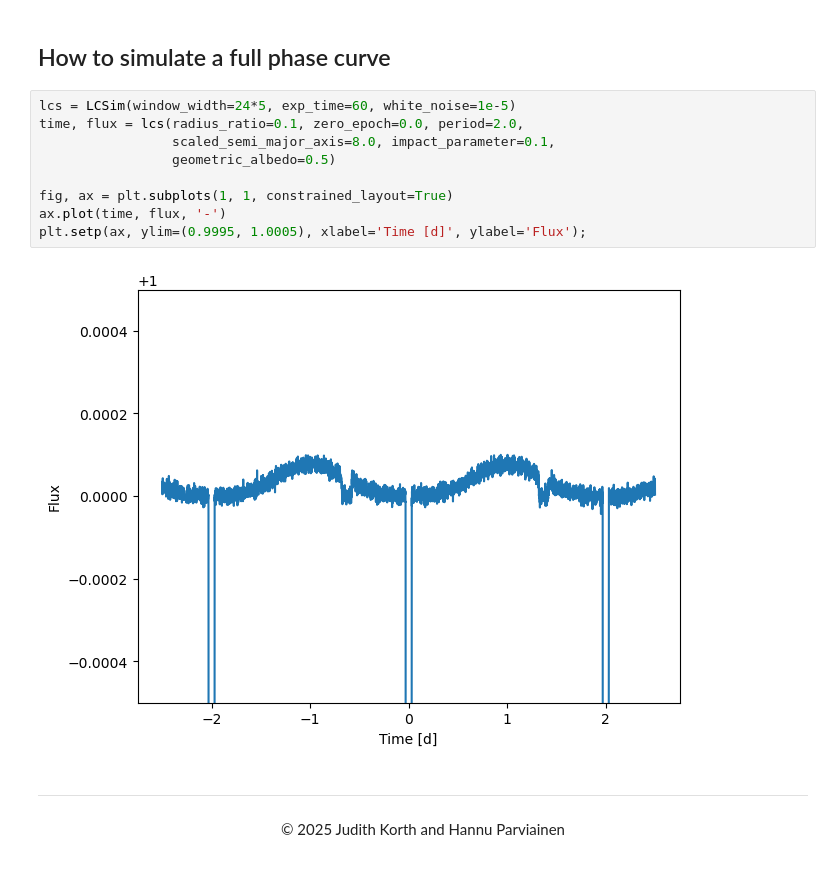
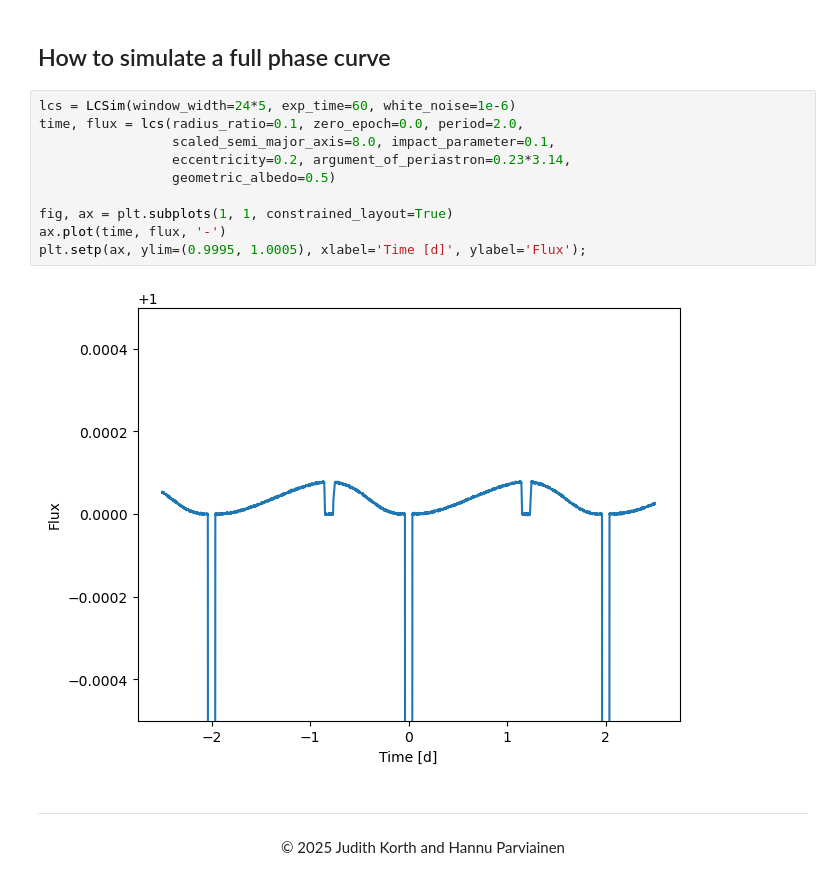
Before and after one commit to JudithKorth/Simple_CHEOPS_Light_Curve_Simulator, a Jupyter notebook: doc/source/usage.ipynb, the cells around one changed output. Saved outputs shown, nothing was run; the diff lists cells and outputs as text.

Commit message:
Refactored CHEOPS Light Curve Simulator with meepmeep integration.

```diff
--- a/doc/source/usage.ipynb
+++ b/doc/source/usage.ipynb
@@ -20,16 +20,17 @@ plt.setp(ax, xlabel='Time [d]', ylabel='Flux');
 # %% [markdown]
 ## How to simulate a full phase curve
 # %%
-lcs = LCSim(window_width=24*5, exp_time=60, white_noise=1e-5)
+lcs = LCSim(window_width=24*5, exp_time=60, white_noise=1e-6)
 time, flux = lcs(radius_ratio=0.1, zero_epoch=0.0, period=2.0,
                  scaled_semi_major_axis=8.0, impact_parameter=0.1,
+                 eccentricity=0.2, argument_of_periastron=0.23*3.14,
                  geometric_albedo=0.5)
 
 fig, ax = plt.subplots(1, 1, constrained_layout=True)
 ax.plot(time, flux, '-')
 plt.setp(ax, ylim=(0.9995, 1.0005), xlabel='Time [d]', ylabel='Flux');
 # %% [output]
-[figure, old version]
+[figure, new version]
 # %% [markdown]
 ---
 <center>&copy; 2025 Judith Korth and Hannu Parviainen </center>
```
Also changed, not shown: parts of 1 cell of this notebook, 2 other files.
